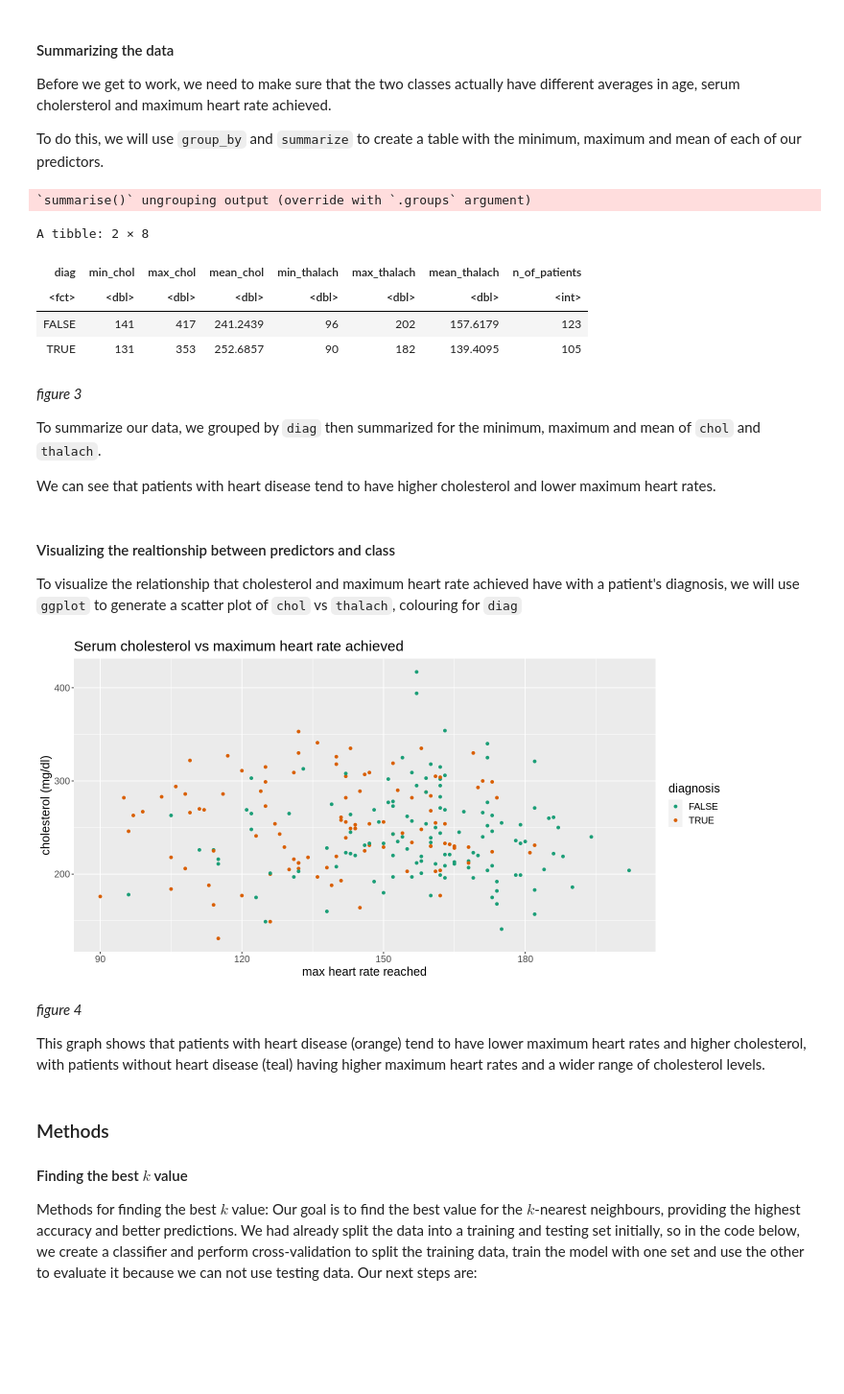
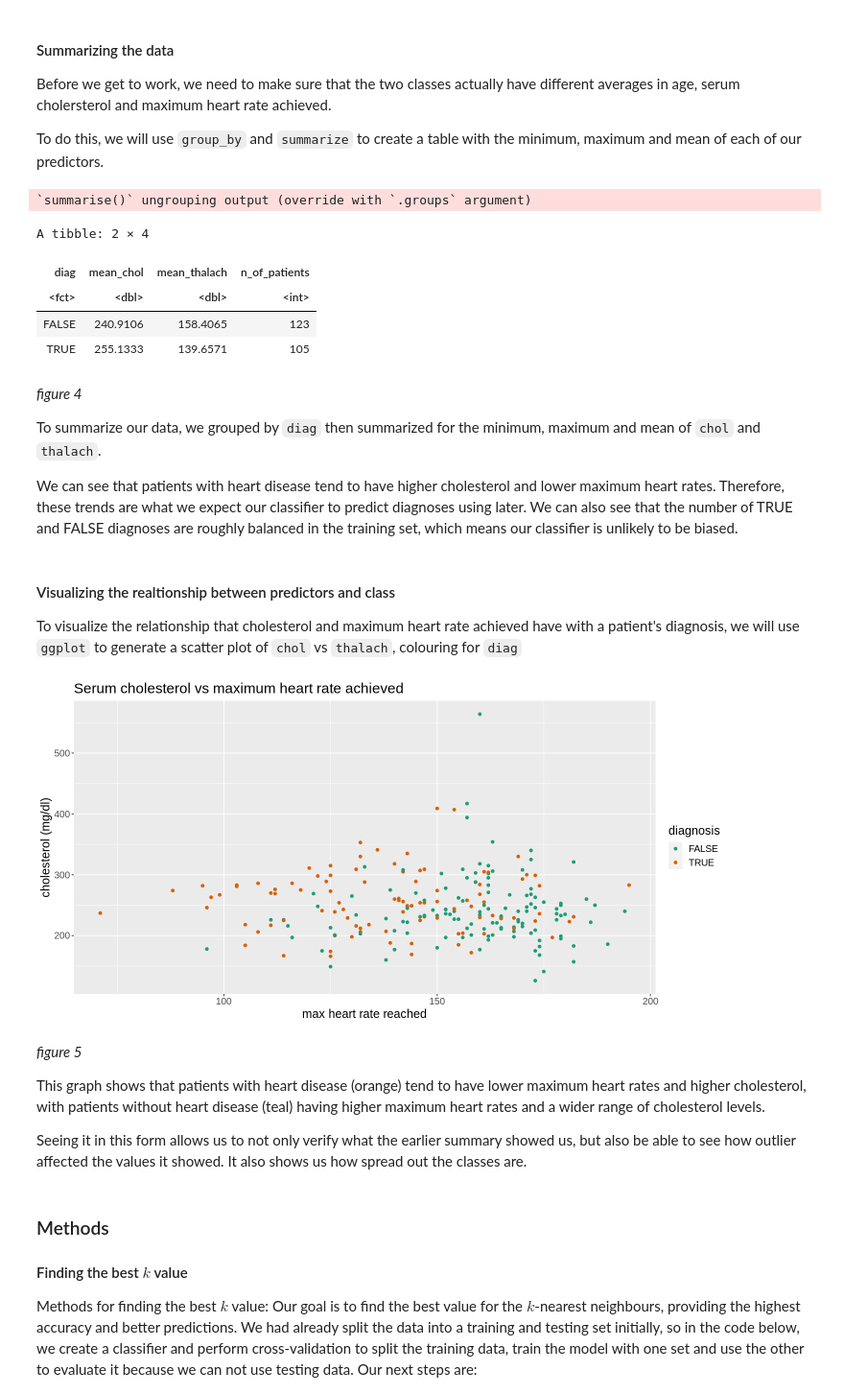
Before and after one commit to Agamchawla/group-29-project, a Jupyter notebook: group_29_project_report.ipynb, the cells around one changed output. Shown at 96% size. Saved outputs shown, nothing was run; the diff lists cells and outputs as text; code cells hidden in the pictures; blank space fills up the shorter version.

```diff
--- a/group_29_project_report.ipynb
+++ b/group_29_project_report.ipynb
@@ -97,8 +157,11 @@ We will use `initial_split` to split our dataframe into 75% training and 25% tes
 # %%
 #splitting dataframe into training, testing datasets
-cleveland_split <- initial_split(cleveland_clean, prop = 3/4, strata = num)
+cleveland_split <- initial_split(cleveland_clean, prop = 3/4, strata = diag)
 
 cleveland_training <- training(cleveland_split)
 cleveland_testing <- testing(cleveland_split)
 
 head(cleveland_training)
+
+nrow(cleveland_training)
+nrow(cleveland_testing)
@@ -117,25 +194,25 @@ To do this, we will use `group_by` and `summarize` to create a table with the mi
 # %%
 #summarizing to get min, max, mean of each predictor + total no. of rows per class
 cleveland_summary <- cleveland_training %>%
                     group_by(diag) %>%
-                    summarize(min_chol = min(chol), max_chol = max(chol), mean_chol = mean(chol),
-                              min_thalach = min(thalach), max_thalach = max(thalach), mean_thalach = mean(thalach),
+                    summarize(mean_chol = mean(chol),
+                              mean_thalach = mean(thalach),
                               n_of_patients = n())
 
 cleveland_summary
 # %% [output]
 `summarise()` ungrouping output (override with `.groups` argument)
-A tibble: 2 × 8
+A tibble: 2 × 4
-| diag | min_chol | max_chol | mean_chol | min_thalach | max_thalach | mean_thalach | n_of_patients |
-| <fct> | <dbl> | <dbl> | <dbl> | <dbl> | <dbl> | <dbl> | <int> |
-| FALSE | 141 | 417 | 241.2439 | 96 | 202 | 157.6179 | 123 |
-| TRUE | 131 | 353 | 252.6857 | 90 | 182 | 139.4095 | 105 |
+| diag | mean_chol | mean_thalach | n_of_patients |
+| <fct> | <dbl> | <dbl> | <int> |
+| FALSE | 240.9106 | 158.4065 | 123 |
+| TRUE | 255.1333 | 139.6571 | 105 |
 # %% [markdown]
-*figure 3*
+*figure 4*
 
 To summarize our data, we grouped by `diag` then summarized for the minimum, maximum and mean of `chol` and `thalach`.
 
-We can see that patients with heart disease tend to have higher cholesterol and lower maximum heart rates.
+We can see that patients with heart disease tend to have higher cholesterol and lower maximum heart rates. Therefore, these trends are what we expect our classifier to predict diagnoses using later. We can also see that the number of TRUE and FALSE diagnoses are roughly balanced in the training set, which means our classifier is unlikely to be biased.
 # %% [markdown]
 #### Visualizing the realtionship between predictors and class
 
@@ -152,11 +229,13 @@ chol_thalach <- ggplot(cleveland_training, aes(x = thalach, y = chol, color = di
 
 chol_thalach
 # %% [output]
-[figure, old version]
+[figure, new version]
 # %% [markdown]
-*figure 4*
+*figure 5*
 
 This graph shows that patients with heart disease (orange) tend to have lower maximum heart rates and higher cholesterol, with patients without heart disease (teal) having higher maximum heart rates and a wider range of cholesterol levels.
+
+Seeing it in this form allows us to not only verify what the earlier summary showed us, but also be able to see how outlier affected the values it showed. It also shows us how spread out the classes are.
 # %% [markdown]
 ### Methods
 #### Finding the best $k$ value
```
Also changed, not shown: parts of 31 cells of this notebook.
